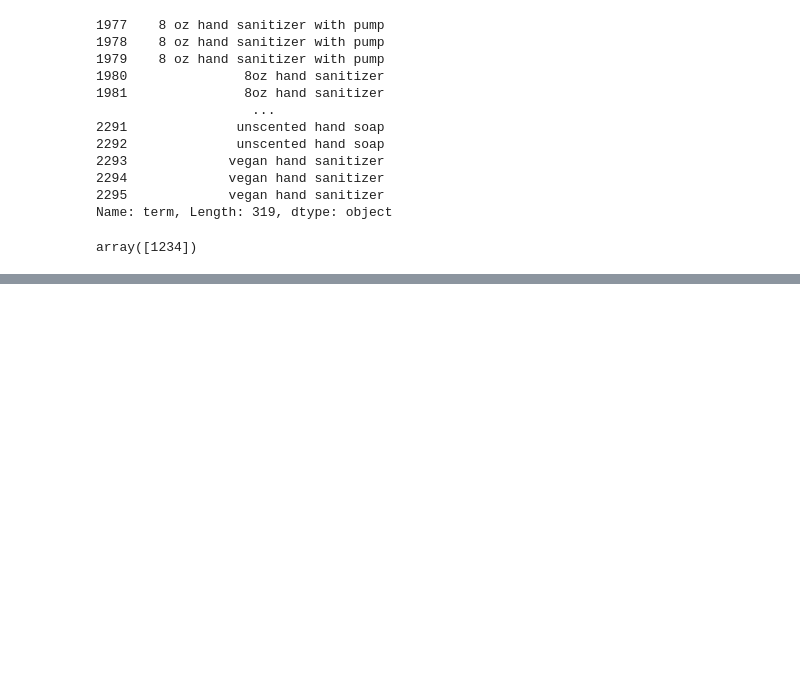
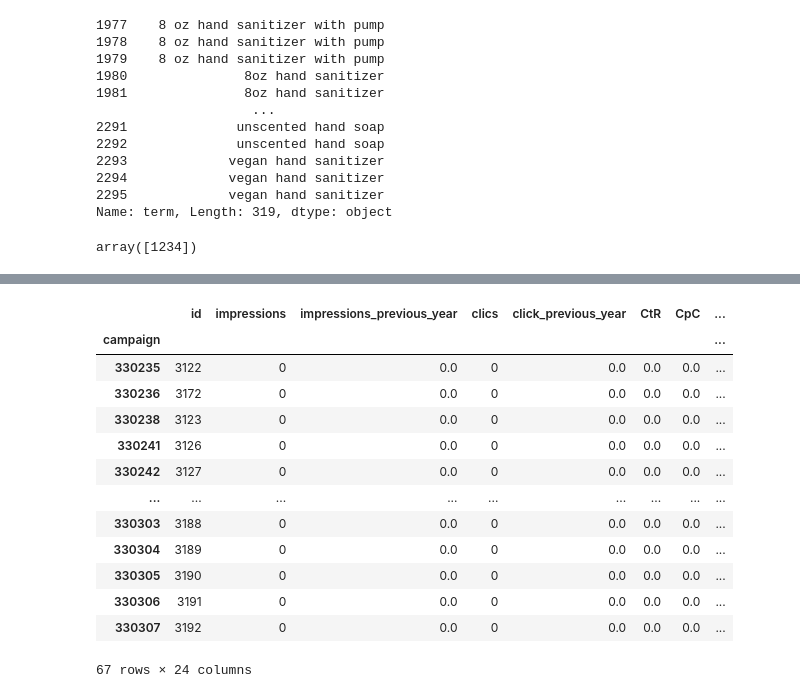
Before and after one commit to JuliaSokolova/amazon_-eCommerce_optimization, a Jupyter notebook: Data Organization.ipynb, the cells around one changed output, grey strips where cells are left out. Drawn from its saved outputs; the diff is of its cells as text; code cells hidden in the pictures; blank space fills up the shorter version.

```diff
--- a/Data Organization.ipynb
+++ b/Data Organization.ipynb
@@ -89,0 +265,19 @@ array([1234])
+# %%
+campaign_results = campaign_details.groupby(campaign_details.campaign).sum()
+# %%
+campaign_results[campaign_results.impressions ==0]
+# %% [output]
+|  | id | impressions | impressions_previous_year | clics | click_previous_year | CtR | CpC | ... |
+| campaign |  |  |  |  |  |  |  | ... |
+| 330235 | 3122 | 0 | 0.0 | 0 | 0.0 | 0.0 | 0.0 | ... |
+| 330236 | 3172 | 0 | 0.0 | 0 | 0.0 | 0.0 | 0.0 | ... |
+| 330238 | 3123 | 0 | 0.0 | 0 | 0.0 | 0.0 | 0.0 | ... |
+| 330241 | 3126 | 0 | 0.0 | 0 | 0.0 | 0.0 | 0.0 | ... |
+| 330242 | 3127 | 0 | 0.0 | 0 | 0.0 | 0.0 | 0.0 | ... |
+| ... | ... | ... | ... | ... | ... | ... | ... | ... |
+| 330303 | 3188 | 0 | 0.0 | 0 | 0.0 | 0.0 | 0.0 | ... |
+| 330304 | 3189 | 0 | 0.0 | 0 | 0.0 | 0.0 | 0.0 | ... |
+| 330305 | 3190 | 0 | 0.0 | 0 | 0.0 | 0.0 | 0.0 | ... |
+| 330306 | 3191 | 0 | 0.0 | 0 | 0.0 | 0.0 | 0.0 | ... |
+| 330307 | 3192 | 0 | 0.0 | 0 | 0.0 | 0.0 | 0.0 | ... |
+67 rows × 24 columns
```
Also changed, not shown: parts of 15 cells of this notebook, 4 other files.
